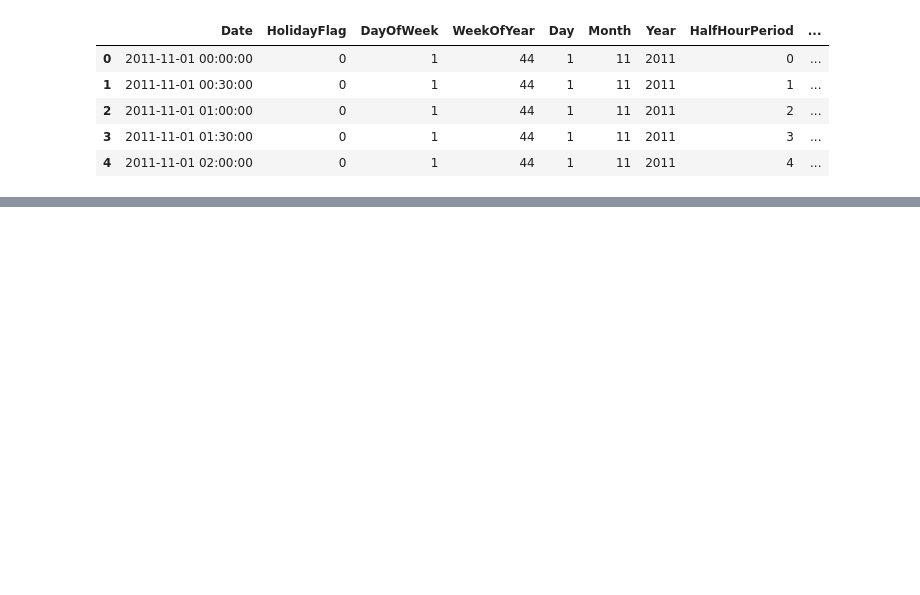
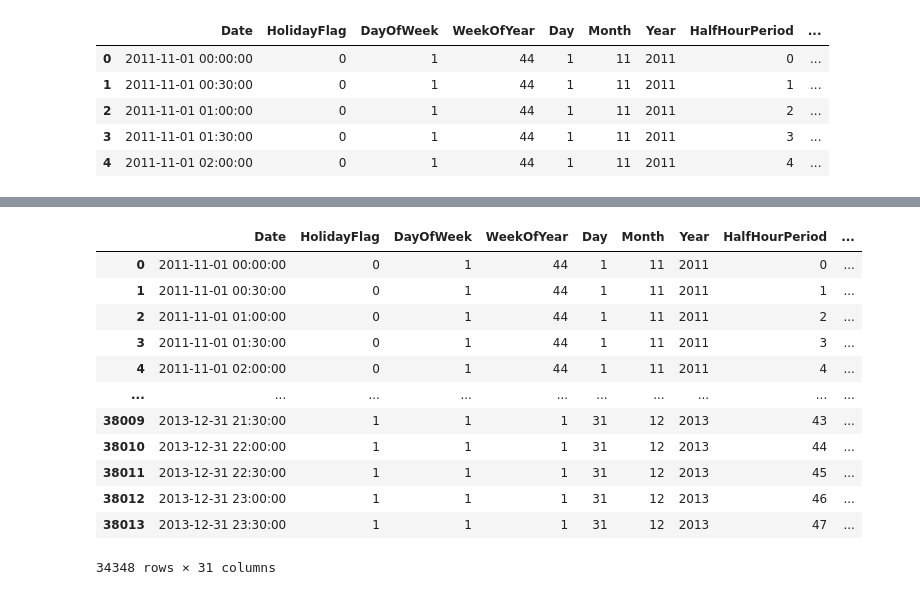
Before and after one commit to AThompson7/Electricity-Bill-Prediction, a Jupyter notebook: electricity.ipynb, the cells around one changed output, grey strips where cells are left out. Cells and saved outputs as stored; diff of their text form; code cells hidden in the pictures; blank space fills up the shorter version.

```diff
--- a/electricity.ipynb
+++ b/electricity.ipynb
@@ -146,7 +153,7 @@ df_cleaned.sort_values("Price $").tail(5)
 | 23193 | 2013-02-26 05:30:00 | None | 0 | 1 | 9 | 26 | 2 | 2013 | 11 | ... |
 # %%
 #Removing invalid prices and outliers
-df_reduced = df_cleaned.loc[(df_cleaned["Price $"] >= 0) & (df_cleaned["Price $"] <400)]
+df_reduced = df_cleaned.loc[(df_cleaned["Price $"] >= 0) & (df_cleaned["Price $"] <100)]
 # %%
 df_final = df_reduced.drop("Holiday", axis=1)
 df_final.head()
@@ -159,4 +166,4 @@ df_final.head()
 | 4 | 2011-11-01 02:00:00 | 0 | 1 | 44 | 1 | 11 | 2011 | 4 | ... |
 # %%
 #One hot encoding to convert categorical holiday data to dummy variables
-df_dummies = pd.get_dummies(df_cleaned, drop_first=True)
+df_dummies = pd.get_dummies(df_reduced, drop_first=True)
@@ -216,0 +225,16 @@ Test Score: 0.4097960317930893
+# %%
+df_dummies
+# %% [output]
+|  | Date | HolidayFlag | DayOfWeek | WeekOfYear | Day | Month | Year | HalfHourPeriod | ... |
+| 0 | 2011-11-01 00:00:00 | 0 | 1 | 44 | 1 | 11 | 2011 | 0 | ... |
+| 1 | 2011-11-01 00:30:00 | 0 | 1 | 44 | 1 | 11 | 2011 | 1 | ... |
+| 2 | 2011-11-01 01:00:00 | 0 | 1 | 44 | 1 | 11 | 2011 | 2 | ... |
+| 3 | 2011-11-01 01:30:00 | 0 | 1 | 44 | 1 | 11 | 2011 | 3 | ... |
+| 4 | 2011-11-01 02:00:00 | 0 | 1 | 44 | 1 | 11 | 2011 | 4 | ... |
+| ... | ... | ... | ... | ... | ... | ... | ... | ... | ... |
+| 38009 | 2013-12-31 21:30:00 | 1 | 1 | 1 | 31 | 12 | 2013 | 43 | ... |
+| 38010 | 2013-12-31 22:00:00 | 1 | 1 | 1 | 31 | 12 | 2013 | 44 | ... |
+| 38011 | 2013-12-31 22:30:00 | 1 | 1 | 1 | 31 | 12 | 2013 | 45 | ... |
+| 38012 | 2013-12-31 23:00:00 | 1 | 1 | 1 | 31 | 12 | 2013 | 46 | ... |
+| 38013 | 2013-12-31 23:30:00 | 1 | 1 | 1 | 31 | 12 | 2013 | 47 | ... |
+34348 rows × 31 columns
```
Also changed, not shown: parts of 5 cells of this notebook, 3 other files.
